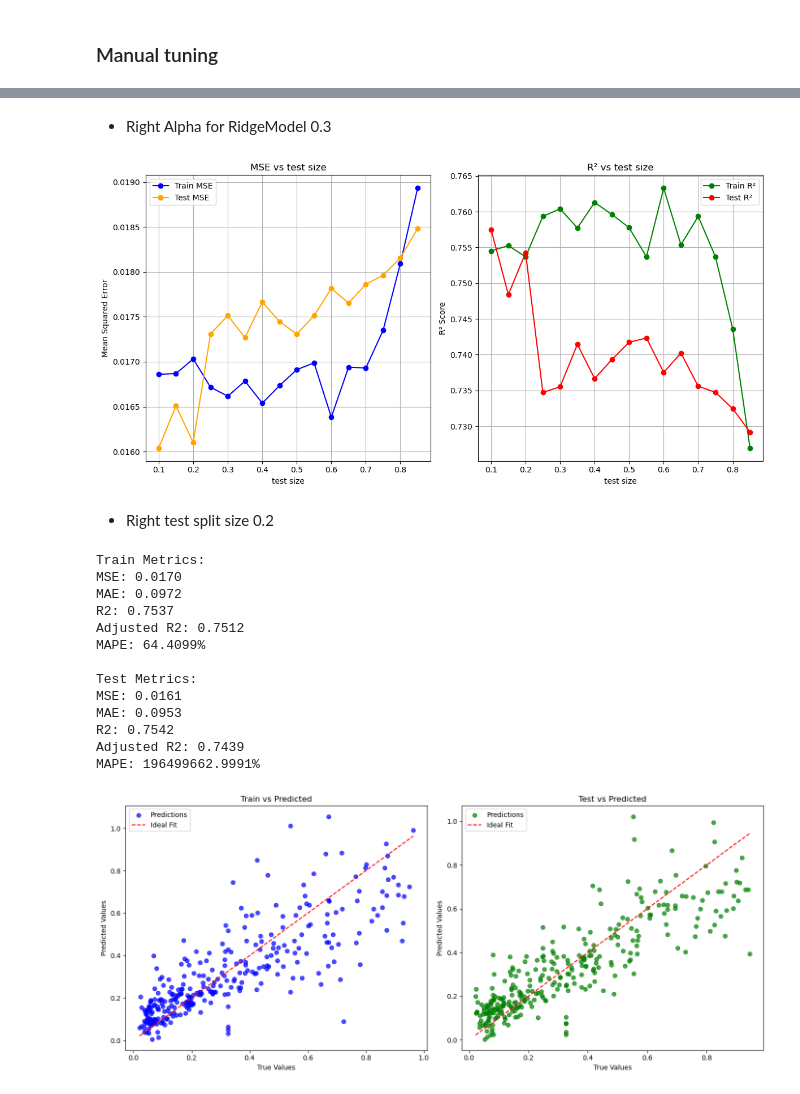
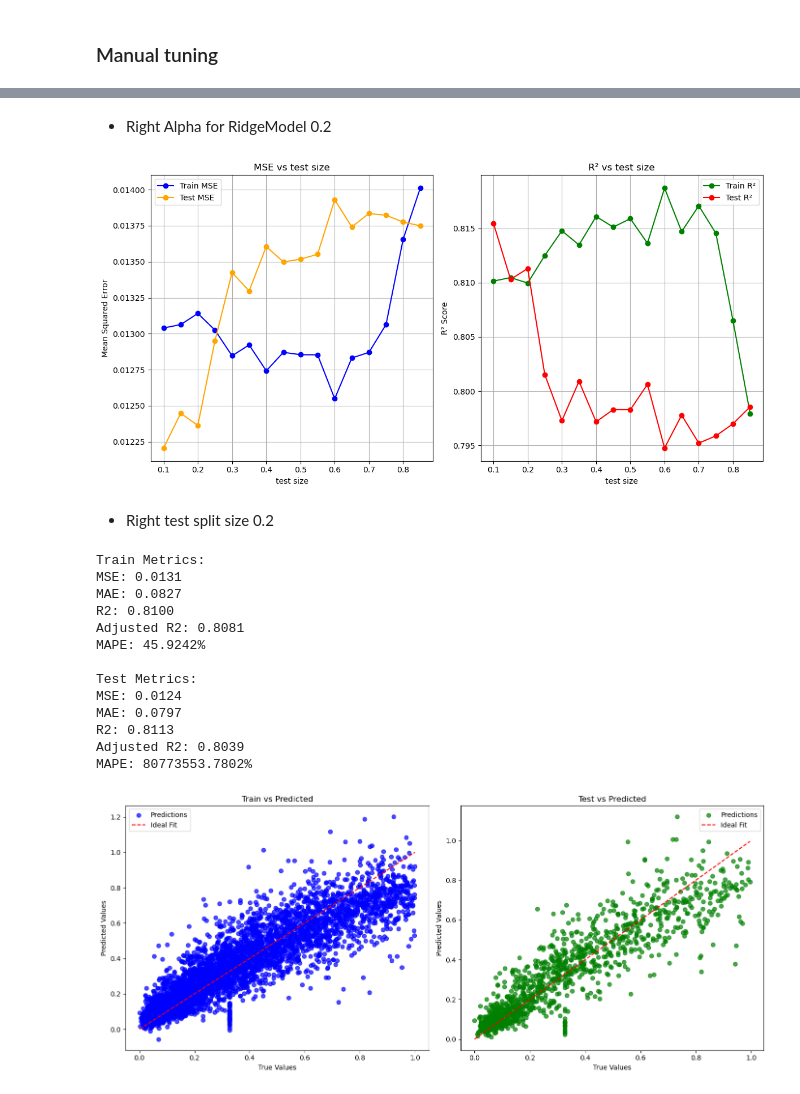
Before and after one commit to aash1999/Commercial-Buildings-Energy-Consumption-Survey, a Jupyter notebook: codes/EDAQ3_Aakash.ipynb, the cells around one changed output, grey strips where cells are left out. Saved outputs shown, nothing was run; the diff lists cells and outputs as text; code cells hidden in the pictures.

Commit message:
added log and sqrt as transforms

```diff
--- a/codes/EDAQ3_Aakash.ipynb
+++ b/codes/EDAQ3_Aakash.ipynb
@@ -97,13 +97,12 @@ def remove_outliers(df, cols):
         DataFrame: DataFrame without outliers
     """
     for col in cols:
-        Q1 = df[col].quantile(0.25)  # 25th percentile
-        Q3 = df[col].quantile(0.75)  # 75th percentile
-        IQR = Q3 - Q1                # Interquartile range
-        lower_bound = Q1 - 1.5 * IQR # Lower whisker
-        upper_bound = Q3 + 1.5 * IQR # Upper whisker
+        Q1 = df[col].quantile(0.25)
+        Q3 = df[col].quantile(0.75)
+        IQR = Q3 - Q1
+        lower_bound = Q1 - 1.5 * IQR
+        upper_bound = Q3 + 1.5 * IQR
 
-        # Filter data within the IQR bounds
         df = df[(df[col] >= lower_bound) & (df[col] <= upper_bound)]
 
     return df
@@ -118,6 +117,11 @@ def DataPreProcessing(df, cat_cols, cont_cols, category_map):
     df = remove_outliers(df, columns_to_check)
     # df[target_col] = np.log1p(df[target_col])
     df[target_col] = np.sqrt(df[target_col])
+    df["SQFT"] = np.sqrt(df["SQFT"])
+    df["Number_Workers"] = np.log1p(df["Number_Workers"])
+    df["Cooling_Days"] = np.sqrt(df["Cooling_Days"])
+
+
     from scipy.stats import boxcox
     # df[target_col], fitted_lambda = boxcox(df[target_col])
 
@@ -860,5 +835,5 @@ plt.show()
 # %% [markdown]
-- Right Alpha for RidgeModel 0.3
+- Right Alpha for RidgeModel 0.2
 # %%
 import matplotlib.pyplot as plt
 
@@ -873,7 +848,7 @@ test_split = np.arange(0.1, 0.9, 0.05)
 
 for t_ in test_split:
     # Generate polynomial features of the current degree
-    df_transformed = feature_engineering(df_encoded, cat_cols, cont_cols, target_col, poly_degree=2)
+    df_transformed = feature_engineering(df_encoded, cat_cols, cont_cols, target_col, poly_degree=3)
 
     # Identify significant features using OLS
     significant_features = run_ols(df_transformed, target_col, False)
@@ -884,7 +859,7 @@ for t_ in test_split:
     )
 
     # Initialize and train the Ridge model
-    ridge_model = RidgeModel(alpha=0.3)
+    ridge_model = RidgeModel(alpha=0.2)
     ridge_model.train(X_train, y_train)
 
     # Evaluate the model
@@ -922,37 +897,37 @@ plt.grid()
 plt.tight_layout()
 plt.show()
 # %% [output]
-[figure, old version]
+[figure, new version]
 # %% [markdown]
 - Right test split size 0.2
 # %%
-df_transformed = feature_engineering(df_encoded, cat_cols, cont_cols, target_col, poly_degree=2)
+df_transformed = feature_engineering(df_encoded, cat_cols, cont_cols, target_col, poly_degree=3)
 
 significant_features = run_ols(df_transformed, target_col, False)
 
 X_train, X_test, y_train, y_test = train_test_split(
     df_transformed[significant_features], df_transformed[target_col], test_size= 0.2, random_state=42
 )
 
-ridge_model = RidgeModel(alpha=0.3)
+ridge_model = RidgeModel(alpha=0.2)
 ridge_model.train(X_train, y_train)
 
 mse_train, mse_test, r2_train, r2_test = ridge_model.evaluate(X_train, y_train, X_test, y_test, True)
-n_for_plot = 300
+n_for_plot = -1
 
 ridge_model.plot_predictions(X_train[:n_for_plot], y_train[:n_for_plot], X_test[:n_for_plot], y_test[:n_for_plot])
 # %% [output]
 Train Metrics:
-MSE: 0.0170
-MAE: 0.0972
-R2: 0.7537
-Adjusted R2: 0.7512
-MAPE: 64.4099%
+MSE: 0.0131
+MAE: 0.0827
+R2: 0.8100
+Adjusted R2: 0.8081
+MAPE: 45.9242%
 
 Test Metrics:
-MSE: 0.0161
-MAE: 0.0953
-R2: 0.7542
-Adjusted R2: 0.7439
-MAPE: 196499662.9991%
+MSE: 0.0124
+MAE: 0.0797
+R2: 0.8113
+Adjusted R2: 0.8039
+MAPE: 80773553.7802%
-[figure, old version]
+[figure, new version]
```
Also changed, not shown: parts of 8 cells of this notebook.
